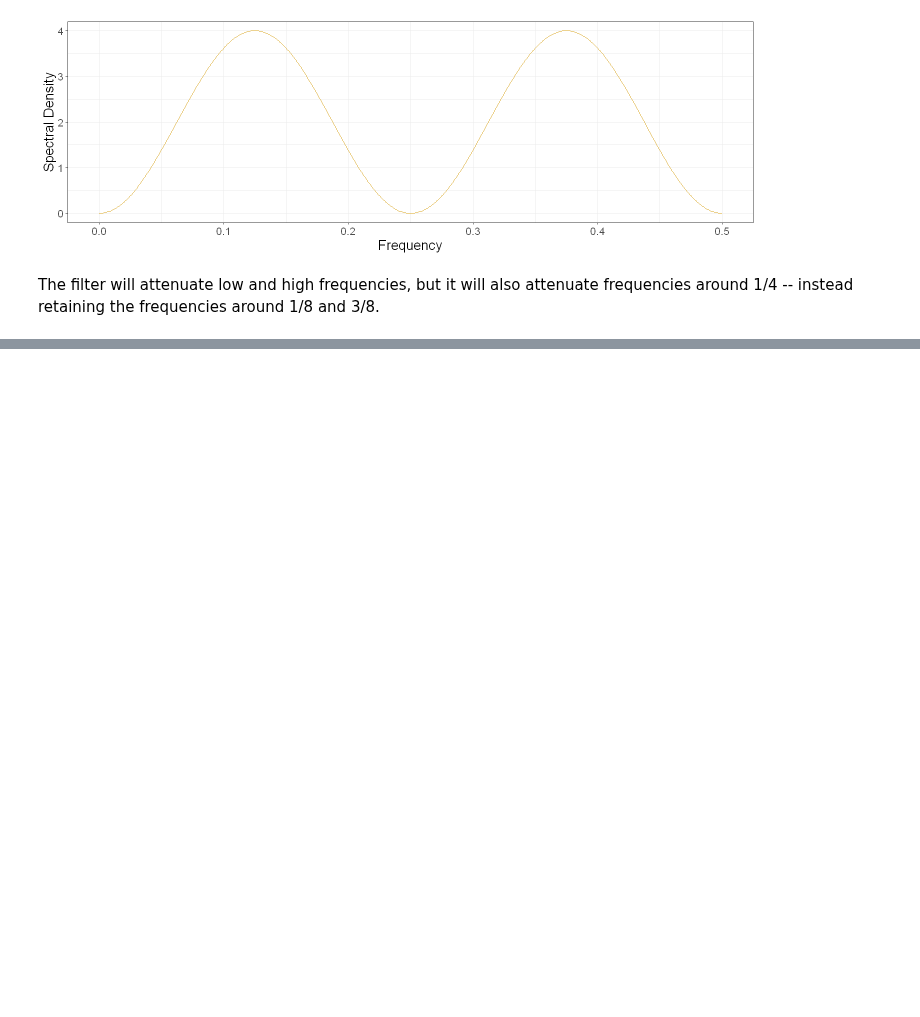
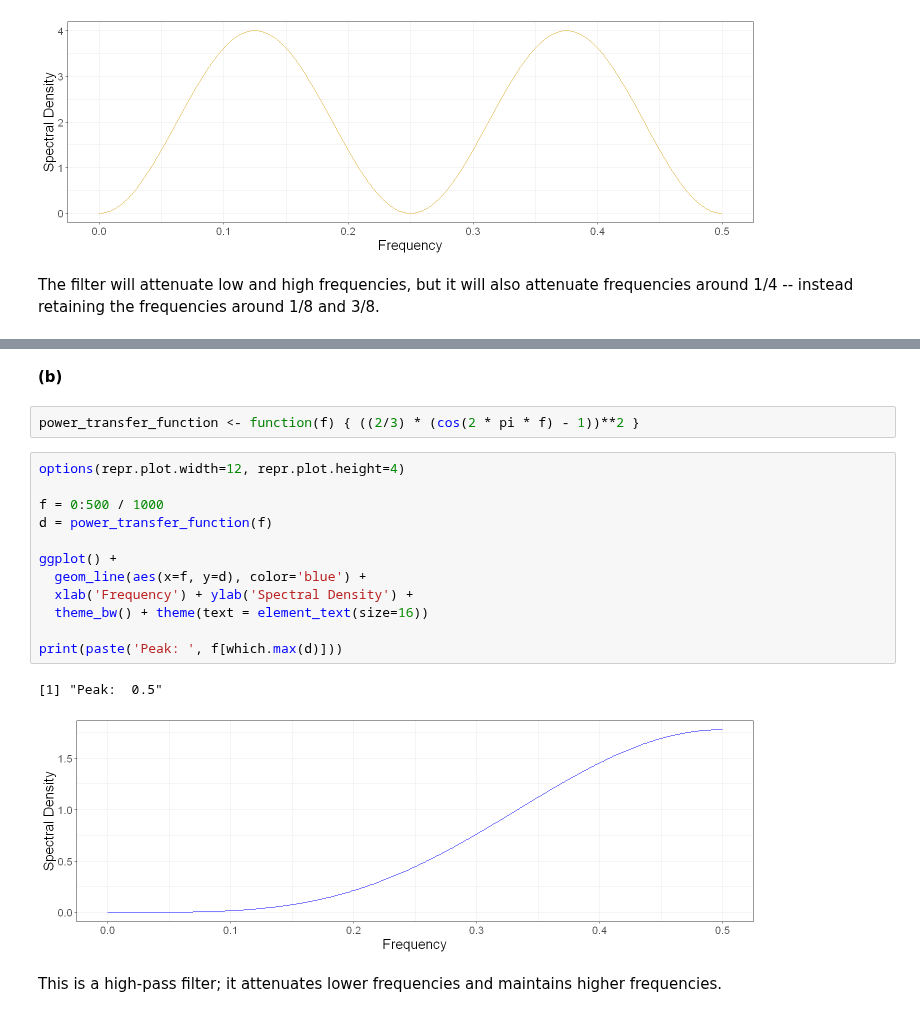
Before and after one commit to telmo-correa/time-series-analysis, a Jupyter notebook: R/Chapter 13 (Ex 21 - 30) - Introduction to Spectral Analysis.ipynb, the cells around one changed output, grey strips where cells are left out. Drawn from its saved outputs; the diff is of its cells as text; blank space fills up the shorter version.

```diff
--- a/R/Chapter 13 (Ex 21 - 30) - Introduction to Spectral Analysis.ipynb
+++ b/R/Chapter 13 (Ex 21 - 30) - Introduction to Spectral Analysis.ipynb
@@ -261,0 +274,21 @@ The filter will attenuate low and high frequencies, but it will also attenuate f
+# %% [markdown]
+**(b)**
+# %%
+power_transfer_function <- function(f) { ((2/3) * (cos(2 * pi * f) - 1))**2 }
+# %%
+options(repr.plot.width=12, repr.plot.height=4)
+
+f = 0:500 / 1000
+d = power_transfer_function(f)
+
+ggplot() +
+  geom_line(aes(x=f, y=d), color='blue') +
+  xlab('Frequency') + ylab('Spectral Density') +
+  theme_bw() + theme(text = element_text(size=16))
+
+print(paste('Peak: ', f[which.max(d)]))
+# %% [output]
+[1] "Peak:  0.5"
+[figure, added]
+# %% [markdown]
+This is a high-pass filter; it attenuates lower frequencies and maintains higher frequencies.
```
Also changed, not shown: parts of 7 cells of this notebook, 1 other file.
